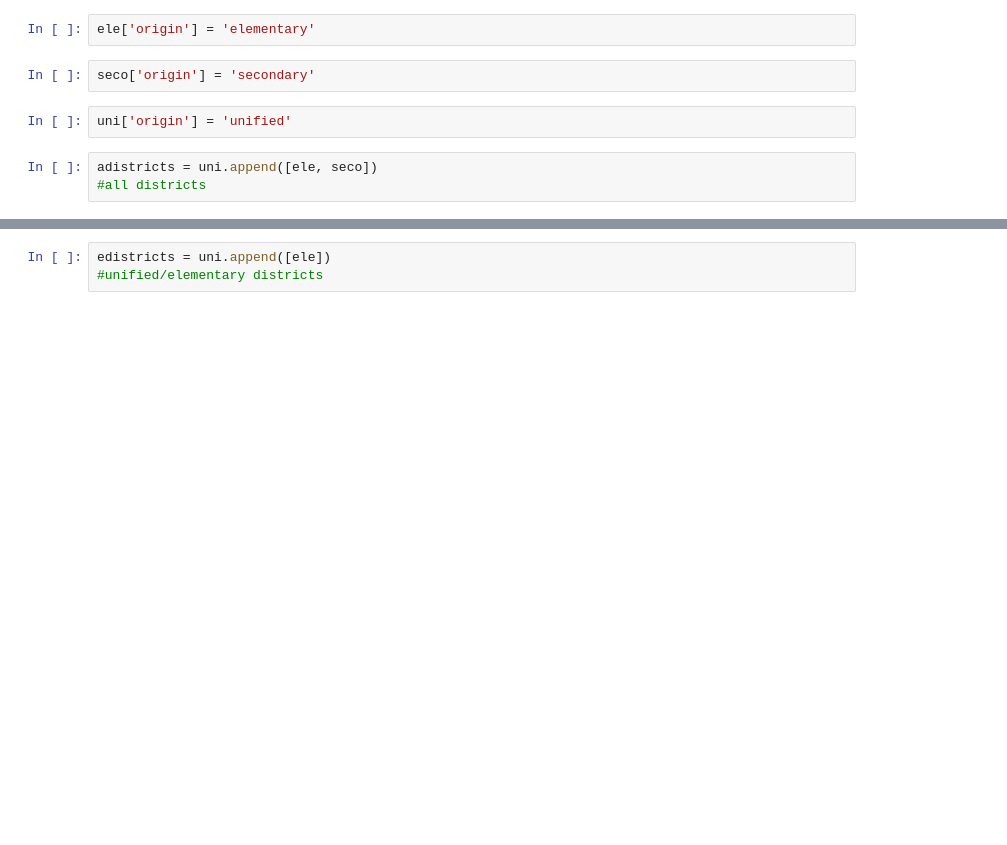
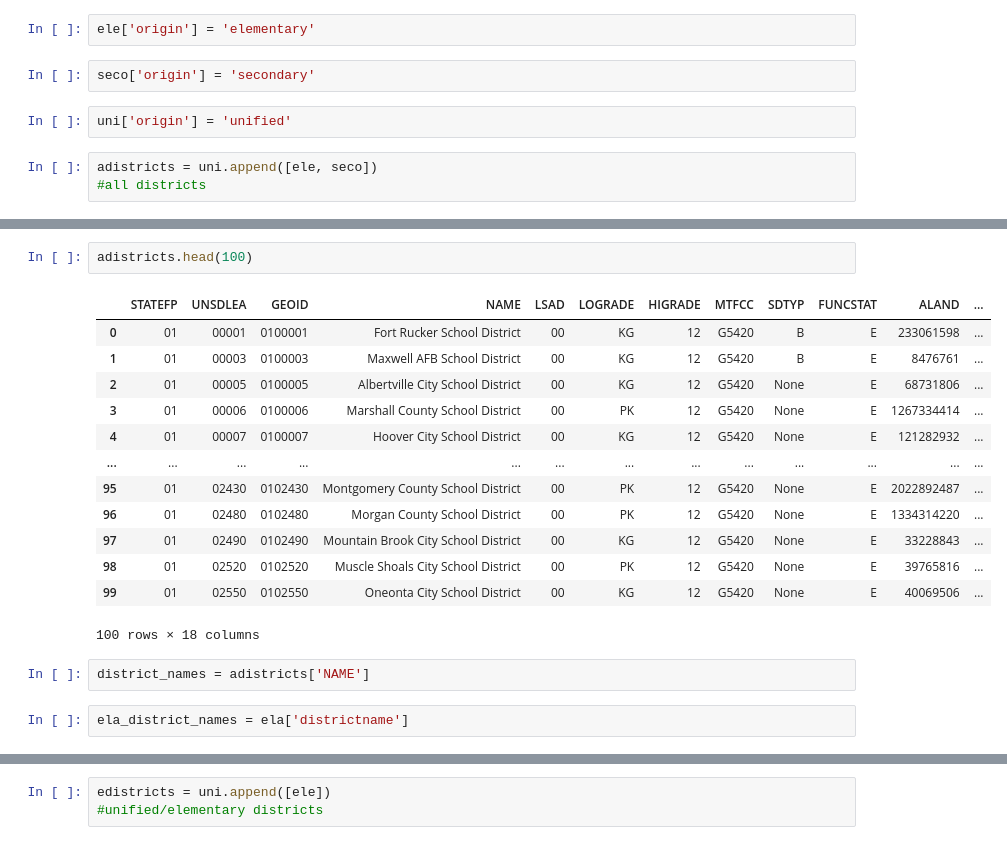
Before and after one commit to fiendskrah/finalcapstone, a Jupyter notebook: project.ipynb, the cells around one changed output, grey strips where cells are left out. Cells and saved outputs as stored; diff of their text form; blank space fills up the shorter version.

```diff
--- a/project.ipynb
+++ b/project.ipynb
@@ -88,0 +89,20 @@ adistricts.shape
+# %%
+adistricts.head(100)
+# %% [output]
+|  | STATEFP | UNSDLEA | GEOID | NAME | LSAD | LOGRADE | HIGRADE | MTFCC | SDTYP | FUNCSTAT | ALAND | ... |
+| 0 | 01 | 00001 | 0100001 | Fort Rucker School District | 00 | KG | 12 | G5420 | B | E | 233061598 | ... |
+| 1 | 01 | 00003 | 0100003 | Maxwell AFB School District | 00 | KG | 12 | G5420 | B | E | 8476761 | ... |
+| 2 | 01 | 00005 | 0100005 | Albertville City School District | 00 | KG | 12 | G5420 | None | E | 68731806 | ... |
+| 3 | 01 | 00006 | 0100006 | Marshall County School District | 00 | PK | 12 | G5420 | None | E | 1267334414 | ... |
+| 4 | 01 | 00007 | 0100007 | Hoover City School District | 00 | KG | 12 | G5420 | None | E | 121282932 | ... |
+| ... | ... | ... | ... | ... | ... | ... | ... | ... | ... | ... | ... | ... |
+| 95 | 01 | 02430 | 0102430 | Montgomery County School District | 00 | PK | 12 | G5420 | None | E | 2022892487 | ... |
+| 96 | 01 | 02480 | 0102480 | Morgan County School District | 00 | PK | 12 | G5420 | None | E | 1334314220 | ... |
+| 97 | 01 | 02490 | 0102490 | Mountain Brook City School District | 00 | KG | 12 | G5420 | None | E | 33228843 | ... |
+| 98 | 01 | 02520 | 0102520 | Muscle Shoals City School District | 00 | PK | 12 | G5420 | None | E | 39765816 | ... |
+| 99 | 01 | 02550 | 0102550 | Oneonta City School District | 00 | KG | 12 | G5420 | None | E | 40069506 | ... |
+100 rows × 18 columns
+# %%
+district_names = adistricts['NAME']
+# %%
+ela_district_names = ela['districtname']
```
Also changed, not shown: parts of 27 cells of this notebook, 1 other file.
